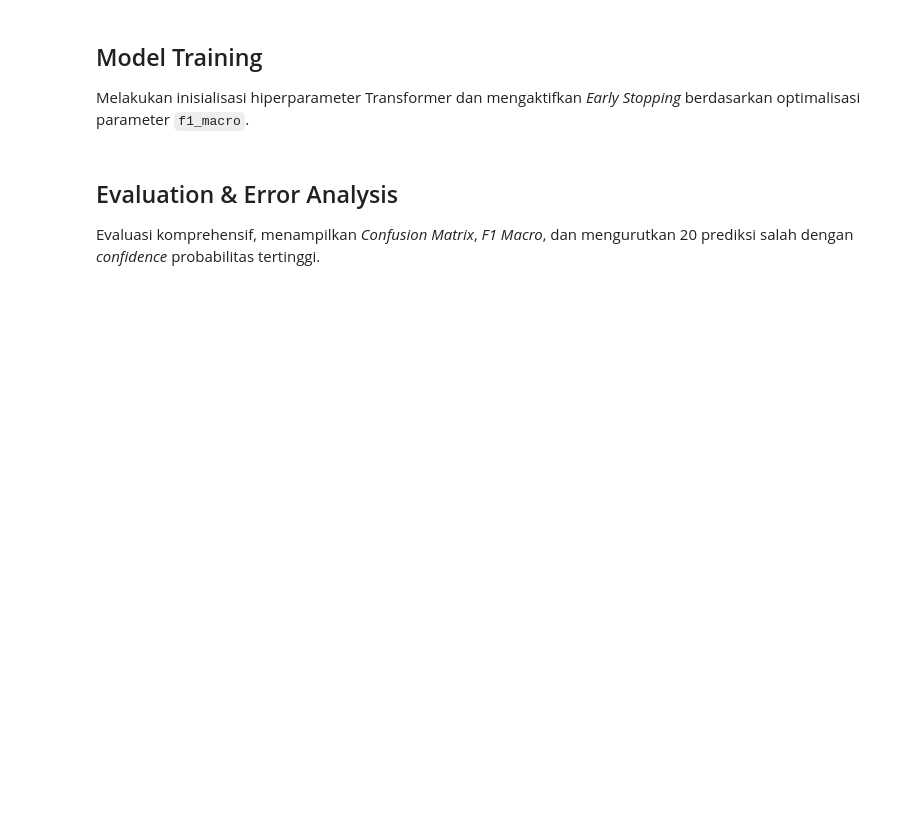
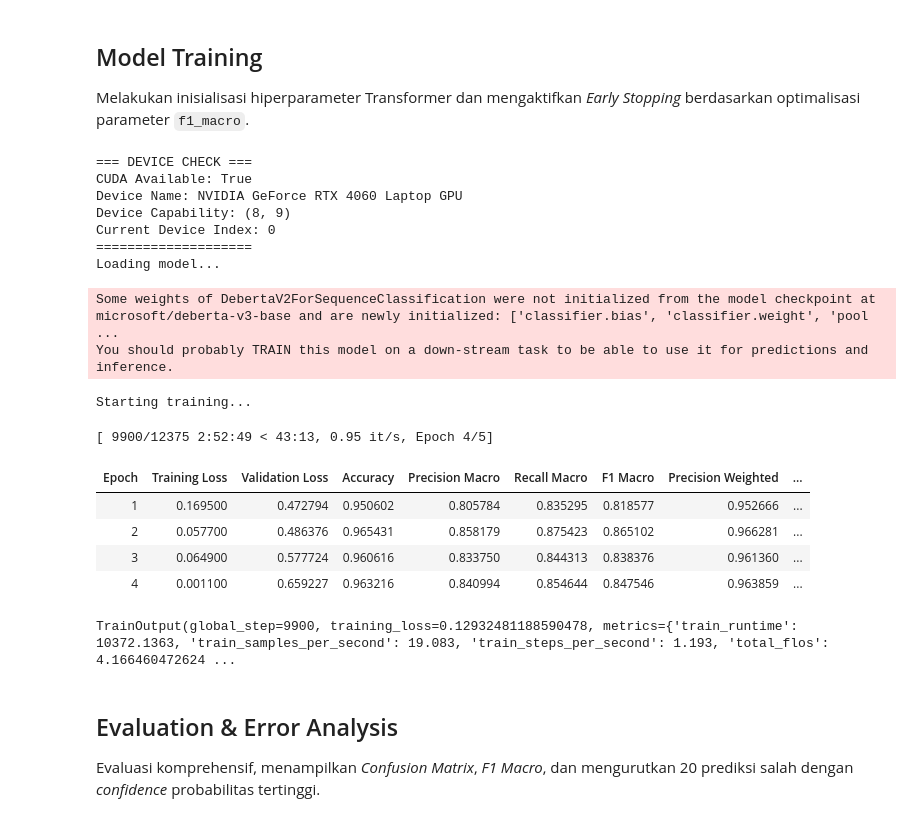
Before and after one commit to DeanFebrio/AOL_TextMining_FakeNewsDetection, a Jupyter notebook: deberta.ipynb, the cells around one changed output. Cells and saved outputs as stored; diff of their text form; code cells hidden in the pictures; blank space fills up the shorter version.

Commit message:
deberta & baseline run

```diff
--- a/deberta.ipynb
+++ b/deberta.ipynb
@@ -220,47 +257,77 @@ class WeightedLossTrainer(Trainer):
 Melakukan inisialisasi hiperparameter Transformer dan mengaktifkan *Early Stopping* berdasarkan optimalisasi parameter `f1_macro`.
 # %%
 import accelerate
+import torch
+
+print("=== DEVICE CHECK ===")
+print(f"CUDA Available: {torch.cuda.is_available()}")
+if torch.cuda.is_available():
+    print(f"Device Name: {torch.cuda.get_device_name(0)}")
+    print(f"Device Capability: {torch.cuda.get_device_capability(0)}")
+    print(f"Current Device Index: {torch.cuda.current_device()}")
+else:
+    print("WARNING: Running on CPU!")
+print("====================")
+
 from transformers import AutoModelForSequenceClassification, TrainingArguments, EarlyStoppingCallback
 
 print("Loading model...")
 num_labels = len(le.classes_)
-model = AutoModelForSequenceClassification.from_pretrained(MODEL_NAME, num_labels=num_labels)
+model = AutoModelForSequenceClassification.from_pretrained(MODEL_NAME, num_labels=num_labels, use_safetensors=True)
 
 # HF Compute Metrics
 def compute_metrics_hf(pred):
     labels = pred.label_ids
     preds = pred.predictions.argmax(-1)
     return evaluate_metrics(labels, preds)
 
 training_args = TrainingArguments(
     output_dir=OUTPUT_DIR,
     num_train_epochs=5,
     learning_rate=2e-5,
-    per_device_train_batch_size=16,
-    per_device_eval_batch_size=16,
+    per_device_train_batch_size=2,
+    per_device_eval_batch_size=8,
     weight_decay=0.01,
     warmup_ratio=0.1,
-    gradient_accumulation_steps=1,
+    gradient_accumulation_steps=8,
     fp16=torch.cuda.is_available(),
     eval_strategy="epoch",  # For latest HF transformers version
     save_strategy="epoch",
     metric_for_best_model="f1_macro",
     load_best_model_at_end=True,
     logging_dir=os.path.join(OUTPUT_DIR, 'logs'),
     logging_steps=100
 )
 
 trainer = WeightedLossTrainer(
     model=model,
     args=training_args,
     train_dataset=train_dataset,
     eval_dataset=val_dataset,
     compute_metrics=compute_metrics_hf,
     callbacks=[EarlyStoppingCallback(early_stopping_patience=2)]
 )
 
 print("Starting training...")
 trainer.train()
+# %% [output]
+=== DEVICE CHECK ===
+CUDA Available: True
+Device Name: NVIDIA GeForce RTX 4060 Laptop GPU
+Device Capability: (8, 9)
+Current Device Index: 0
+====================
+Loading model...
+Some weights of DebertaV2ForSequenceClassification were not initialized from the model checkpoint at microsoft/deberta-v3-base and are newly initialized: ['classifier.bias', 'classifier.weight', 'pool ...
+You should probably TRAIN this model on a down-stream task to be able to use it for predictions and inference.
+Starting training...
+[ 9900/12375 2:52:49 < 43:13, 0.95 it/s, Epoch 4/5]
+| Epoch | Training Loss | Validation Loss | Accuracy | Precision Macro | Recall Macro | F1 Macro | Precision Weighted | ... |
+| 1 | 0.169500 | 0.472794 | 0.950602 | 0.805784 | 0.835295 | 0.818577 | 0.952666 | ... |
+| 2 | 0.057700 | 0.486376 | 0.965431 | 0.858179 | 0.875423 | 0.865102 | 0.966281 | ... |
+| 3 | 0.064900 | 0.577724 | 0.960616 | 0.833750 | 0.844313 | 0.838376 | 0.961360 | ... |
+| 4 | 0.001100 | 0.659227 | 0.963216 | 0.840994 | 0.854644 | 0.847546 | 0.963859 | ... |
+TrainOutput(global_step=9900, training_loss=0.12932481188590478, metrics={'train_runtime': 10372.1363, 'train_samples_per_second': 19.083, 'train_steps_per_second': 1.193, 'total_flos': 4.166460472624 ...
 # %% [markdown]
 ## Evaluation & Error Analysis
 Evaluasi komprehensif, menampilkan *Confusion Matrix*, *F1 Macro*, dan mengurutkan 20 prediksi salah dengan *confidence* probabilitas tertinggi.
```
Also changed, not shown: parts of 8 cells of this notebook, 1 other file.
